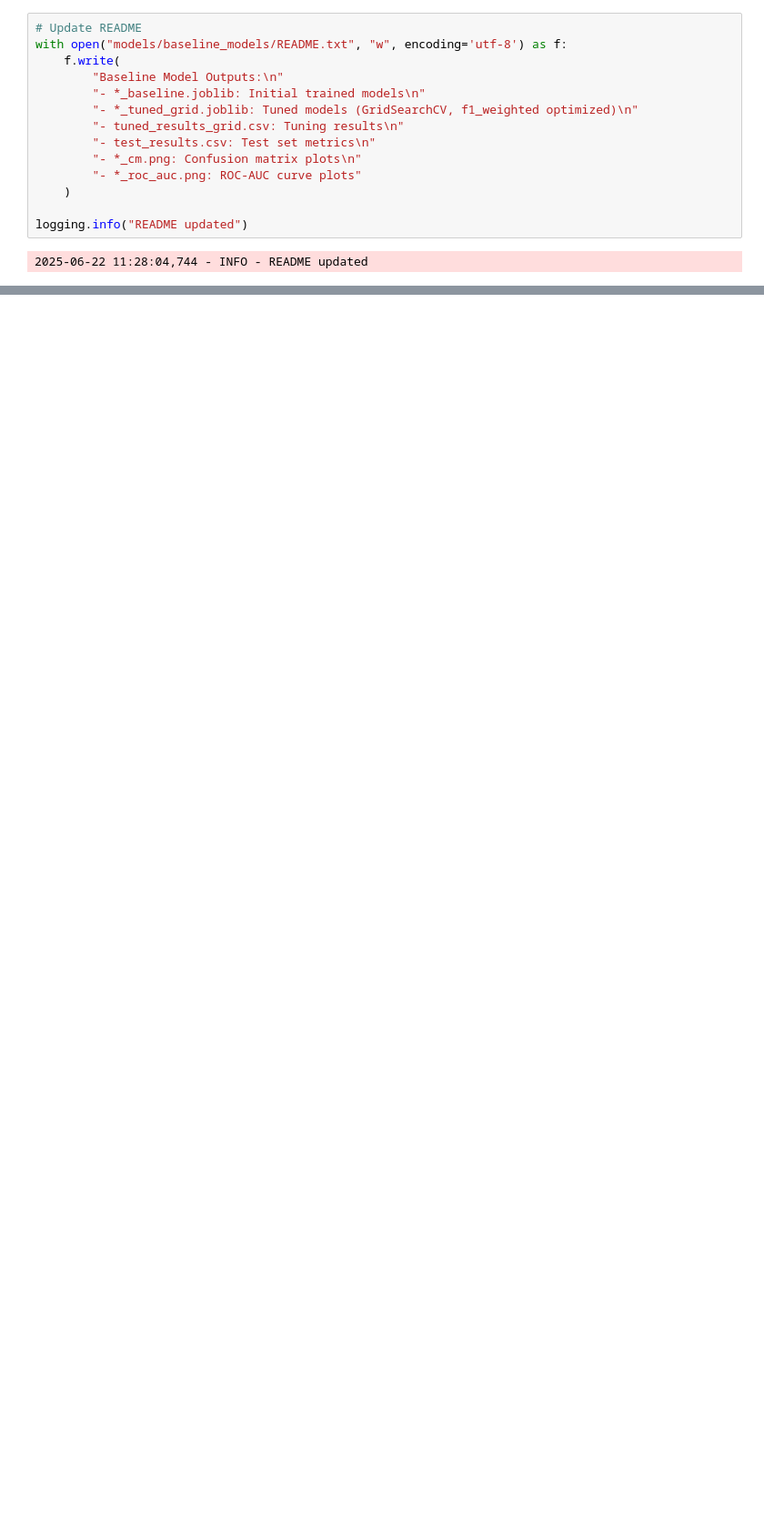
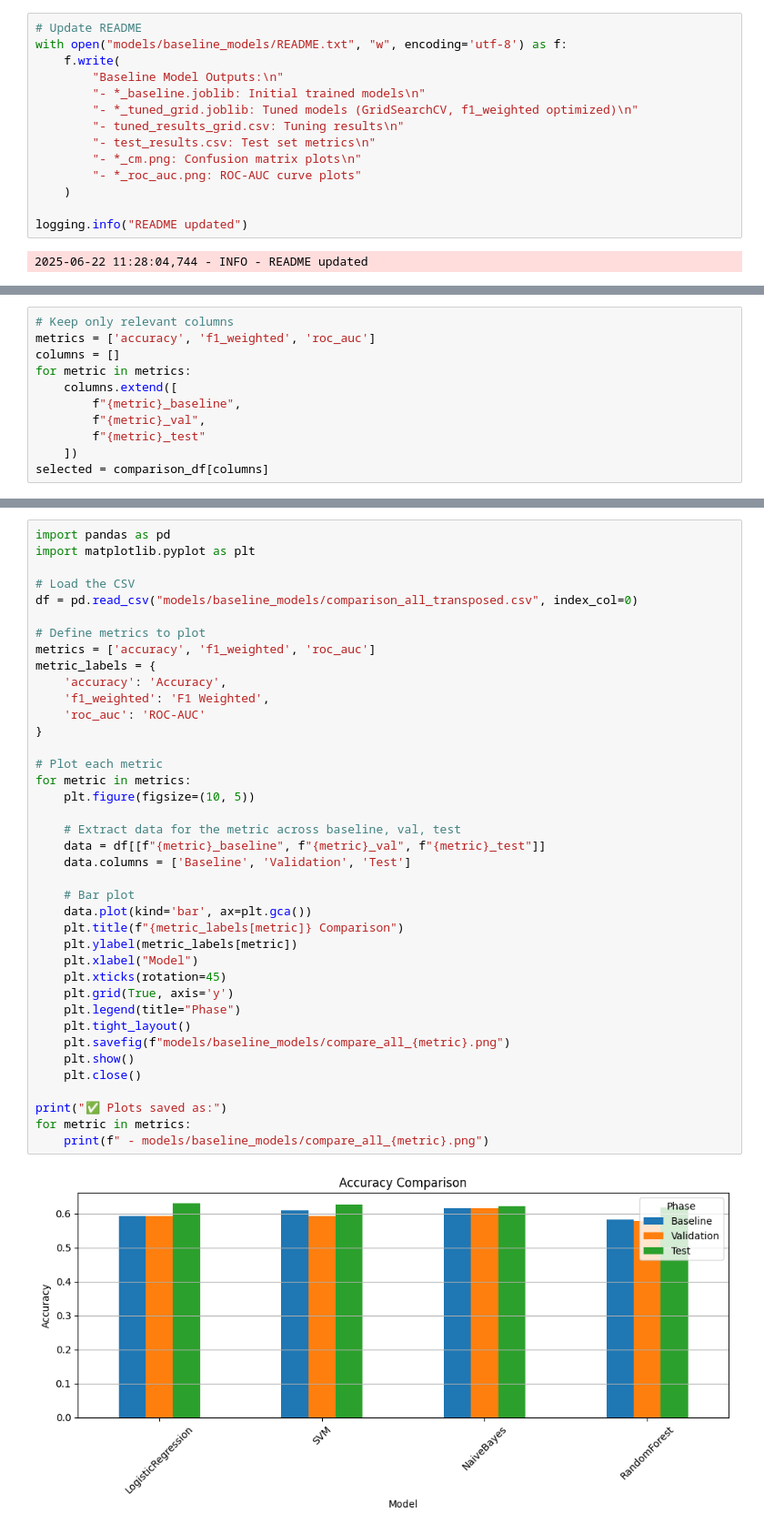
Before and after one commit to coder7475/sentiment_analysis_bangla, a Jupyter notebook: baseline_model_training.ipynb, the cells around one changed output, grey strips where cells are left out. Shown at 91% size. Saved outputs shown, nothing was run; the diff lists cells and outputs as text; blank space fills up the shorter version.

```diff
--- a/baseline_model_training.ipynb
+++ b/baseline_model_training.ipynb
@@ -441,0 +458,11 @@ logging.info("README updated")
+# %%
+# Keep only relevant columns
+metrics = ['accuracy', 'f1_weighted', 'roc_auc']
+columns = []
+for metric in metrics:
+    columns.extend([
+        f"{metric}_baseline",
+        f"{metric}_val",
+        f"{metric}_test"
+    ])
+selected = comparison_df[columns]
@@ -441,0 +489,41 @@ logging.info("README updated")
+# %%
+import pandas as pd
+import matplotlib.pyplot as plt
+
+# Load the CSV
+df = pd.read_csv("models/baseline_models/comparison_all_transposed.csv", index_col=0)
+
+# Define metrics to plot
+metrics = ['accuracy', 'f1_weighted', 'roc_auc']
+metric_labels = {
+    'accuracy': 'Accuracy',
+    'f1_weighted': 'F1 Weighted',
+    'roc_auc': 'ROC-AUC'
+}
+
+# Plot each metric
+for metric in metrics:
+    plt.figure(figsize=(10, 5))
+
+    # Extract data for the metric across baseline, val, test
+    data = df[[f"{metric}_baseline", f"{metric}_val", f"{metric}_test"]]
+    data.columns = ['Baseline', 'Validation', 'Test']
+
+    # Bar plot
+    data.plot(kind='bar', ax=plt.gca())
+    plt.title(f"{metric_labels[metric]} Comparison")
+    plt.ylabel(metric_labels[metric])
+    plt.xlabel("Model")
+    plt.xticks(rotation=45)
+    plt.grid(True, axis='y')
+    plt.legend(title="Phase")
+    plt.tight_layout()
+    plt.savefig(f"models/baseline_models/compare_all_{metric}.png")
+    plt.show()
+    plt.close()
+
+print("✅ Plots saved as:")
+for metric in metrics:
+    print(f" - models/baseline_models/compare_all_{metric}.png")
+# %% [output]
+[figure, added]
```
Also changed, not shown: parts of 14 cells of this notebook, 7 other files.
